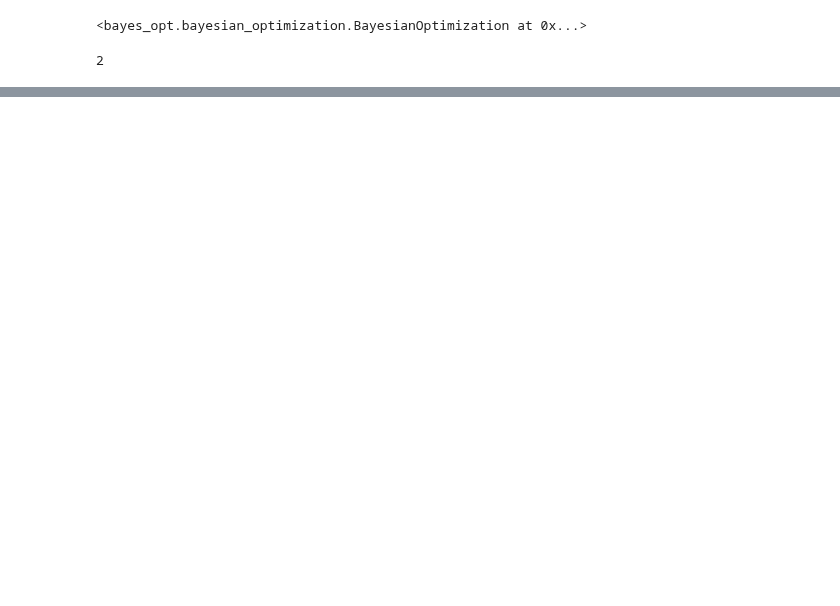
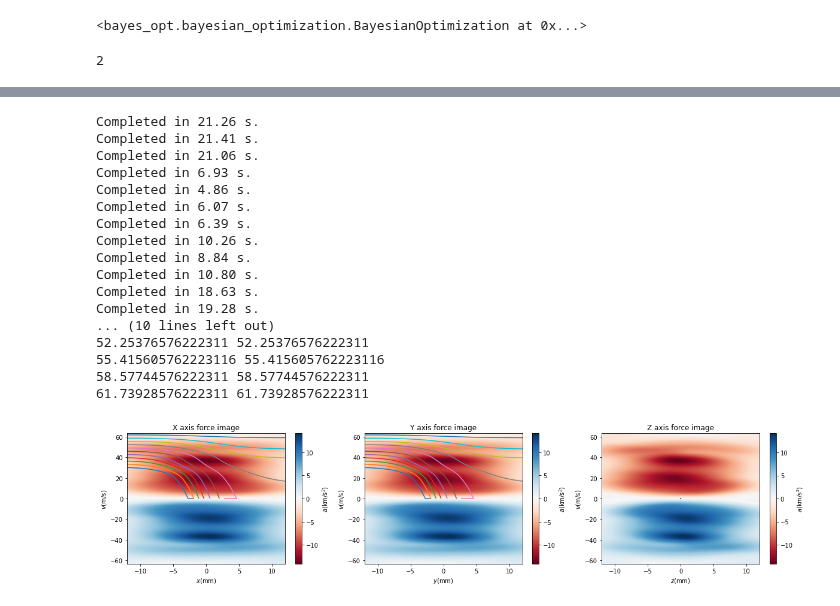
Before and after one commit to DongkyuLim/MgF-simulation, a Jupyter notebook: Vc Bayes1.ipynb, the cells around one changed output, grey strips where cells are left out. Saved outputs shown, nothing was run; the diff lists cells and outputs as text; code cells hidden in the pictures; blank space fills up the shorter version.

```diff
--- a/Vc Bayes1.ipynb
+++ b/Vc Bayes1.ipynb
@@ -446,0 +530,21 @@ optimizer.max['params']
+# %%
+ploting_function_2(**abcd[0]['params'])
+# %% [output]
+Completed in 21.26 s.
+Completed in 21.41 s.
+Completed in 21.06 s.
+Completed in 6.93 s.
+Completed in 4.86 s.
+Completed in 6.07 s.
+Completed in 6.39 s.
+Completed in 10.26 s.
+Completed in 8.84 s.
+Completed in 10.80 s.
+Completed in 18.63 s.
+Completed in 19.28 s.
+... (10 lines left out)
+52.25376576222311 52.25376576222311
+55.415605762223116 55.415605762223116
+58.57744576222311 58.57744576222311
+61.73928576222311 61.73928576222311
+[figure, added]
```
Also changed, not shown: parts of 27 cells of this notebook, 5 other files.
